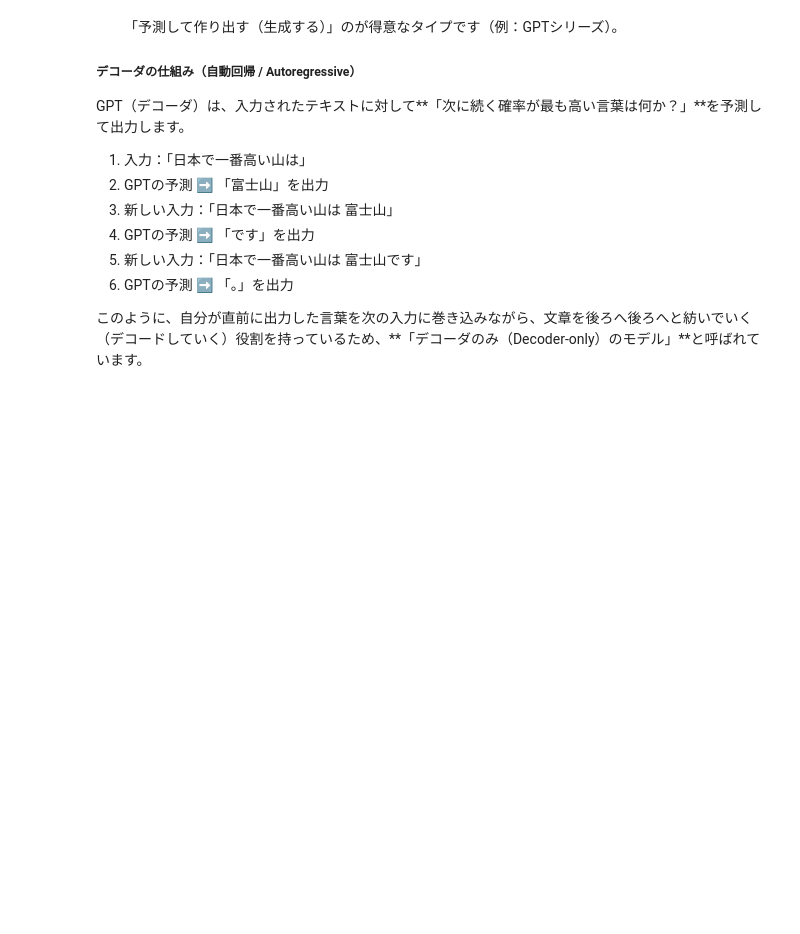
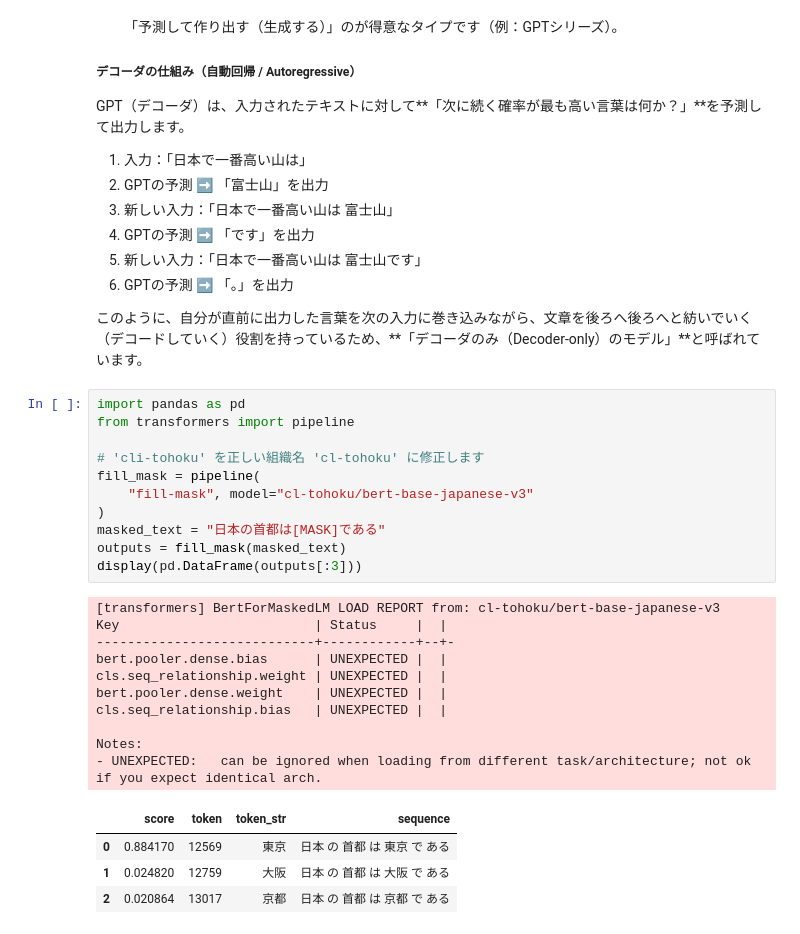
Before and after one commit to jun-yuaka/llm-book, a Jupyter notebook: LLM_lesson③.ipynb, the cells around one changed output. Saved outputs shown, nothing was run; the diff lists cells and outputs as text; blank space fills up the shorter version.

```diff
--- a/LLM_lesson③.ipynb
+++ b/LLM_lesson③.ipynb
@@ -68,3 +68,29 @@ GPT（デコーダ）は、入力されたテキストに対して**「次に続
 6. GPTの予測 ➡️ 「。」を出力
 
 このように、自分が直前に出力した言葉を次の入力に巻き込みながら、文章を後ろへ後ろへと紡いでいく（デコードしていく）役割を持っているため、**「デコーダのみ（Decoder-only）のモデル」**と呼ばれています。
+# %%
+import pandas as pd
+from transformers import pipeline
+
+# 'cli-tohoku' を正しい組織名 'cl-tohoku' に修正します
+fill_mask = pipeline(
+    "fill-mask", model="cl-tohoku/bert-base-japanese-v3"
+)
+masked_text = "日本の首都は[MASK]である"
+outputs = fill_mask(masked_text)
+display(pd.DataFrame(outputs[:3]))
+# %% [output]
+[transformers] BertForMaskedLM LOAD REPORT from: cl-tohoku/bert-base-japanese-v3
+Key                         | Status     |  |
+----------------------------+------------+--+-
+bert.pooler.dense.bias      | UNEXPECTED |  |
+cls.seq_relationship.weight | UNEXPECTED |  |
+bert.pooler.dense.weight    | UNEXPECTED |  |
+cls.seq_relationship.bias   | UNEXPECTED |  |
+
+Notes:
+- UNEXPECTED:   can be ignored when loading from different task/architecture; not ok if you expect identical arch.
+|  | score | token | token_str | sequence |
+| 0 | 0.884170 | 12569 | 東京 | 日本 の 首都 は 東京 で ある |
+| 1 | 0.024820 | 12759 | 大阪 | 日本 の 首都 は 大阪 で ある |
+| 2 | 0.020864 | 13017 | 京都 | 日本 の 首都 は 京都 で ある |
```
Also changed, not shown: parts of 1 cell of this notebook.
